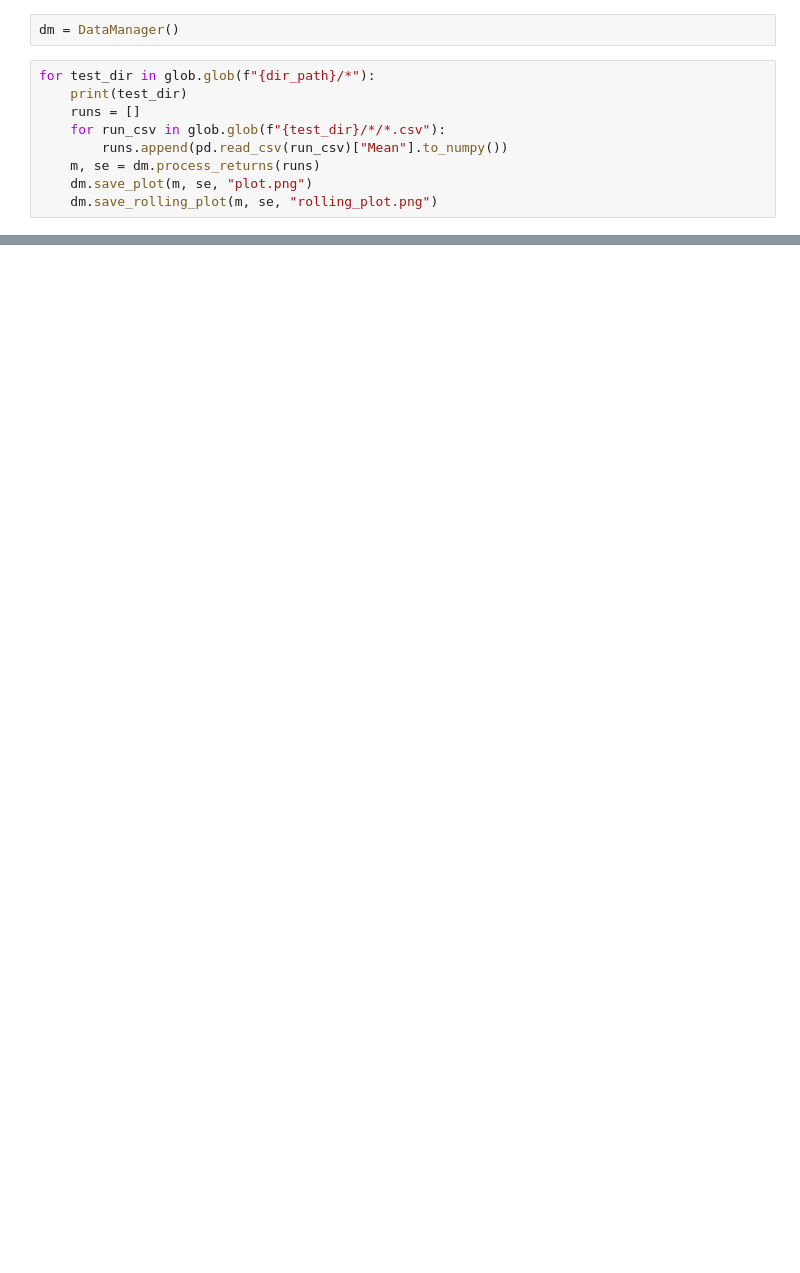
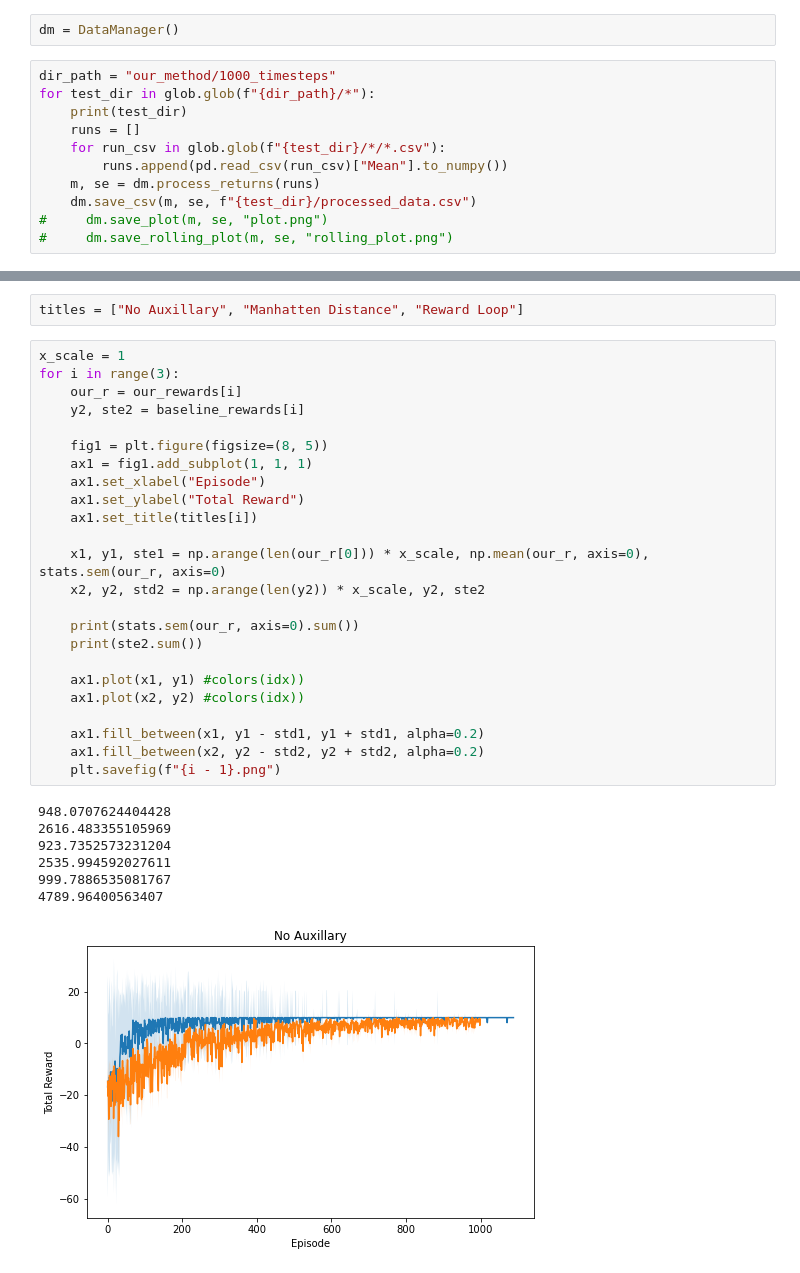
Before and after one commit to mfclinton/implicit_reward_optimization, a Jupyter notebook: new_rl_research_dir/saved_results/data_processor.ipynb, the cells around one changed output, grey strips where cells are left out. Saved outputs shown, nothing was run; the diff lists cells and outputs as text; blank space fills up the shorter version.

```diff
--- a/new_rl_research_dir/saved_results/data_processor.ipynb
+++ b/new_rl_research_dir/saved_results/data_processor.ipynb
@@ -14,12 +12,14 @@ dir_path = "our_method/200_timesteps"
 # %%
 dm = DataManager()
 # %%
+dir_path = "our_method/1000_timesteps"
 for test_dir in glob.glob(f"{dir_path}/*"):
     print(test_dir)
     runs = []
     for run_csv in glob.glob(f"{test_dir}/*/*.csv"):
         runs.append(pd.read_csv(run_csv)["Mean"].to_numpy())
     m, se = dm.process_returns(runs)
-    dm.save_plot(m, se, "plot.png")
-    dm.save_rolling_plot(m, se, "rolling_plot.png")
+    dm.save_csv(m, se, f"{test_dir}/processed_data.csv")
+#     dm.save_plot(m, se, "plot.png")
+#     dm.save_rolling_plot(m, se, "rolling_plot.png")
 # %% [output]
@@ -40,0 +57,34 @@ our_method/200_timesteps/1
+# %%
+titles = ["No Auxillary", "Manhatten Distance", "Reward Loop"]
+# %%
+x_scale = 1
+for i in range(3):
+    our_r = our_rewards[i]
+    y2, ste2 = baseline_rewards[i]
+
+    fig1 = plt.figure(figsize=(8, 5))
+    ax1 = fig1.add_subplot(1, 1, 1)
+    ax1.set_xlabel("Episode")
+    ax1.set_ylabel("Total Reward")
+    ax1.set_title(titles[i])
+
+    x1, y1, ste1 = np.arange(len(our_r[0])) * x_scale, np.mean(our_r, axis=0), stats.sem(our_r, axis=0)
+    x2, y2, std2 = np.arange(len(y2)) * x_scale, y2, ste2
+
+    print(stats.sem(our_r, axis=0).sum())
+    print(ste2.sum())
+
+    ax1.plot(x1, y1) #colors(idx))
+    ax1.plot(x2, y2) #colors(idx))
+
+    ax1.fill_between(x1, y1 - std1, y1 + std1, alpha=0.2)
+    ax1.fill_between(x2, y2 - std2, y2 + std2, alpha=0.2)
+    plt.savefig(f"{i - 1}.png")
+# %% [output]
+948.0707624404428
+2616.483355105969
+923.7352573231204
+2535.994592027611
+999.7886535081767
+4789.96400563407
+[figure, added]
```
Also changed, not shown: parts of 5 cells of this notebook, 6 other files.
